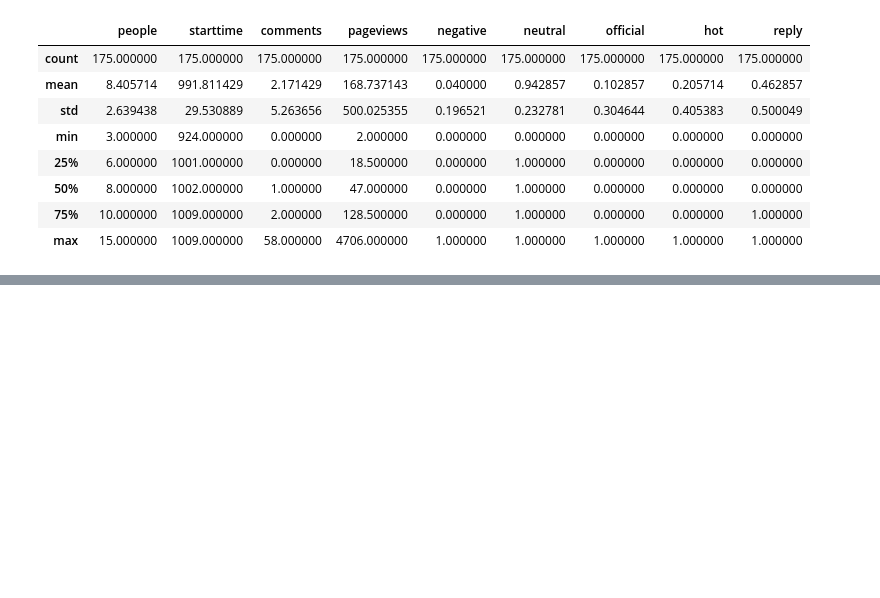
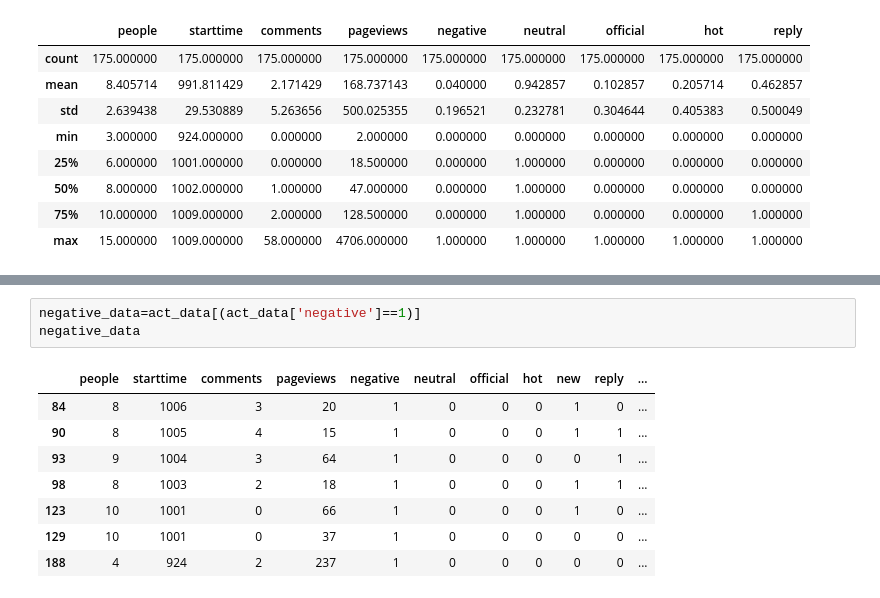
Before and after one commit to Vayne-Lover/Endless-Wars, a Jupyter notebook: Data Analysis.ipynb, the cells around one changed output, grey strips where cells are left out. Saved outputs shown, nothing was run; the diff lists cells and outputs as text; blank space fills up the shorter version.

```diff
--- a/Data Analysis.ipynb
+++ b/Data Analysis.ipynb
@@ -56,0 +61,12 @@ def count(data):
+# %%
+negative_data=act_data[(act_data['negative']==1)]
+negative_data
+# %% [output]
+|  | people | starttime | comments | pageviews | negative | neutral | official | hot | new | reply | ... |
+| 84 | 8 | 1006 | 3 | 20 | 1 | 0 | 0 | 0 | 1 | 0 | ... |
+| 90 | 8 | 1005 | 4 | 15 | 1 | 0 | 0 | 0 | 1 | 1 | ... |
+| 93 | 9 | 1004 | 3 | 64 | 1 | 0 | 0 | 0 | 0 | 1 | ... |
+| 98 | 8 | 1003 | 2 | 18 | 1 | 0 | 0 | 0 | 1 | 1 | ... |
+| 123 | 10 | 1001 | 0 | 66 | 1 | 0 | 0 | 0 | 1 | 0 | ... |
+| 129 | 10 | 1001 | 0 | 37 | 1 | 0 | 0 | 0 | 0 | 0 | ... |
+| 188 | 4 | 924 | 2 | 237 | 1 | 0 | 0 | 0 | 0 | 0 | ... |
```
Also changed, not shown: parts of 7 cells of this notebook.
